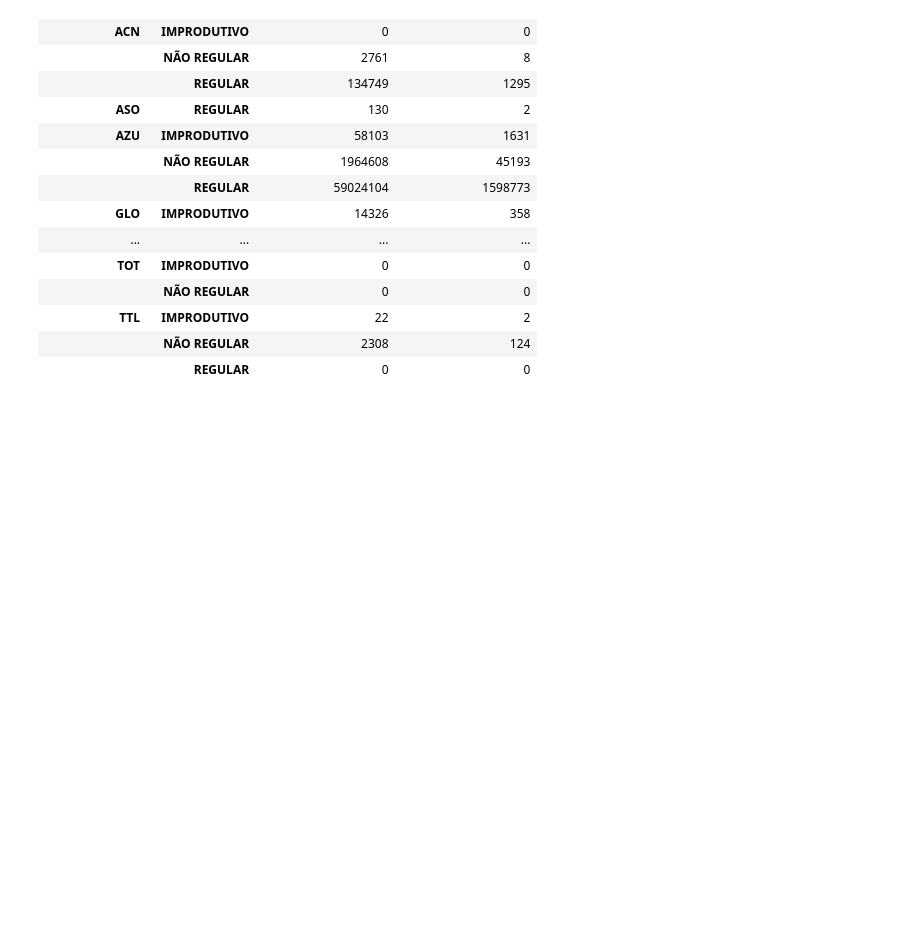
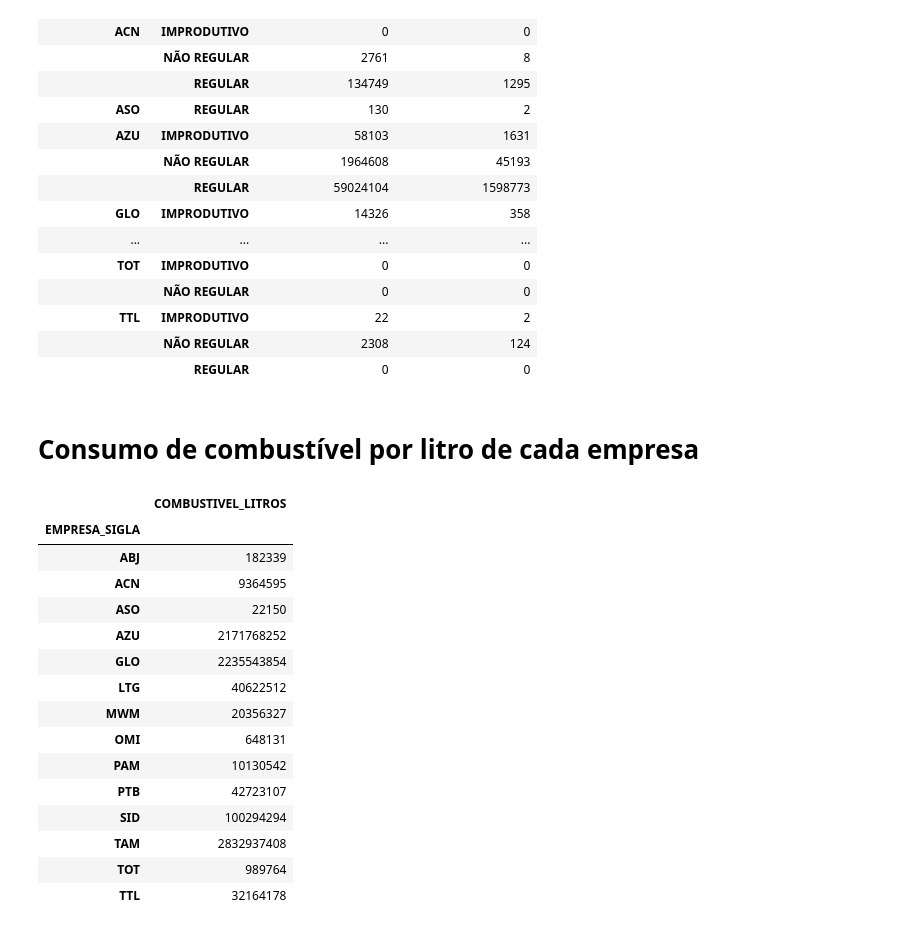
Before and after one commit to lgmro/analise_dados_big_data, a Jupyter notebook: Analise_Descritiva.ipynb, the cells around one changed output. Saved outputs shown, nothing was run; the diff lists cells and outputs as text; code cells hidden in the pictures; blank space fills up the shorter version.

```diff
--- a/Analise_Descritiva.ipynb
+++ b/Analise_Descritiva.ipynb
@@ -209,3 +194,25 @@ display(passeiro_empresa)
 | TTL | IMPRODUTIVO | 22 | 2 |
 |  | NÃO REGULAR | 2308 | 124 |
 |  | REGULAR | 0 | 0 |
+# %% [markdown]
+# Consumo de combustível por litro de cada empresa
+# %%
+consumo_combustivel = base[['EMPRESA_SIGLA', 'COMBUSTIVEL_LITROS']].groupby(['EMPRESA_SIGLA']).sum()
+display(consumo_combustivel)
+# %% [output]
+|  | COMBUSTIVEL_LITROS |
+| EMPRESA_SIGLA |  |
+| ABJ | 182339 |
+| ACN | 9364595 |
+| ASO | 22150 |
+| AZU | 2171768252 |
+| GLO | 2235543854 |
+| LTG | 40622512 |
+| MWM | 20356327 |
+| OMI | 648131 |
+| PAM | 10130542 |
+| PTB | 42723107 |
+| SID | 100294294 |
+| TAM | 2832937408 |
+| TOT | 989764 |
+| TTL | 32164178 |
```
Also changed, not shown: parts of 10 cells of this notebook.
